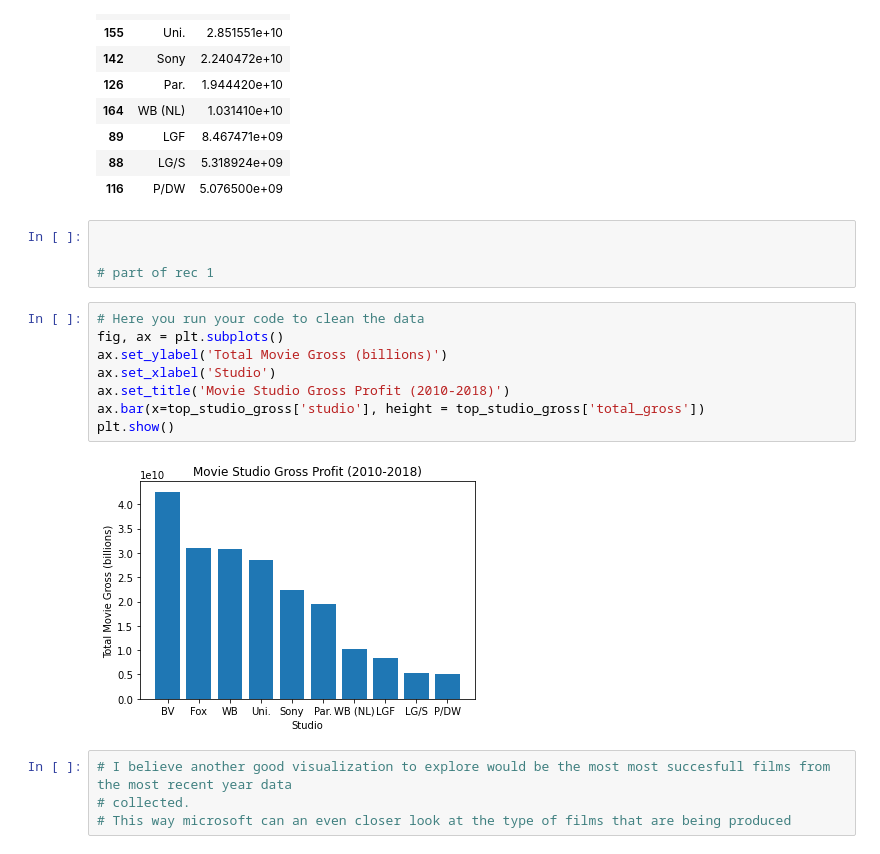
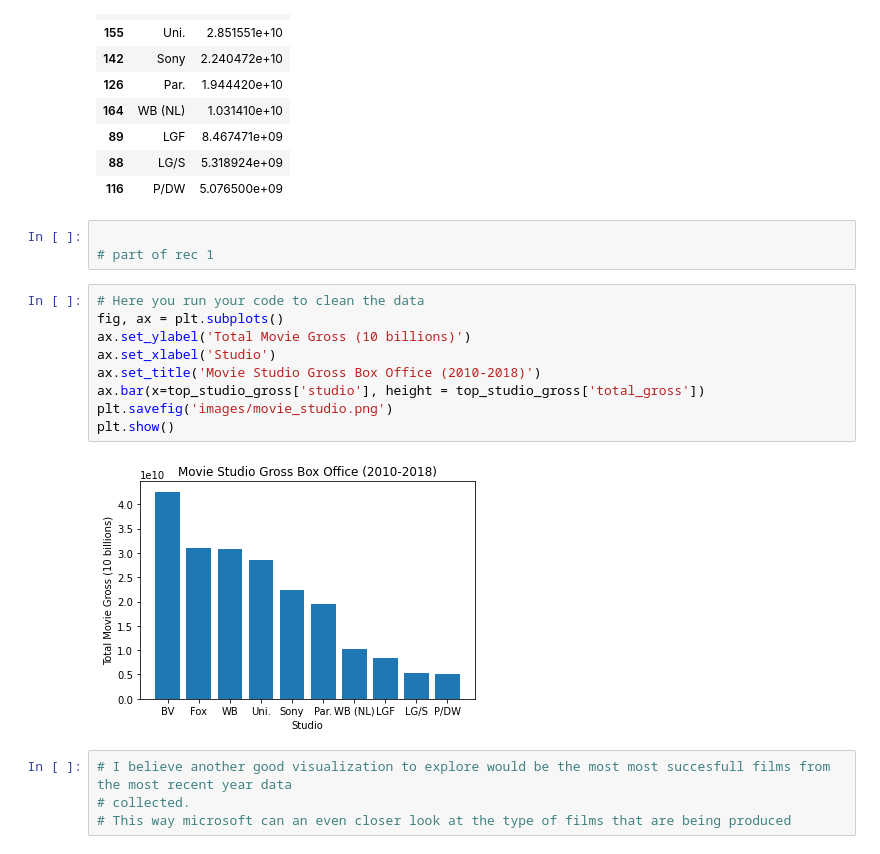
Before and after one commit to tonymbennett5/MovieDataProject-, a Jupyter notebook: dsc-phase1-project-template.ipynb, the cells around one changed output. Saved outputs shown, nothing was run; the diff lists cells and outputs as text.

```diff
--- a/dsc-phase1-project-template.ipynb
+++ b/dsc-phase1-project-template.ipynb
@@ -290,18 +204,18 @@ top_studio_gross
 | 116 | P/DW | 5.076500e+09 |
 # %%
 
-
 # part of rec 1
 # %%
 # Here you run your code to clean the data
 fig, ax = plt.subplots()
-ax.set_ylabel('Total Movie Gross (billions)')
+ax.set_ylabel('Total Movie Gross (10 billions)')
 ax.set_xlabel('Studio')
-ax.set_title('Movie Studio Gross Profit (2010-2018)')
+ax.set_title('Movie Studio Gross Box Office (2010-2018)')
 ax.bar(x=top_studio_gross['studio'], height = top_studio_gross['total_gross'])
+plt.savefig('images/movie_studio.png')
 plt.show()
 # %% [output]
-[figure, old version]
+[figure, new version]
 # %%
 # I believe another good visualization to explore would be the most most succesfull films from the most recent year data
 # collected.
```
Also changed, not shown: parts of 78 cells of this notebook, 8 other files.
